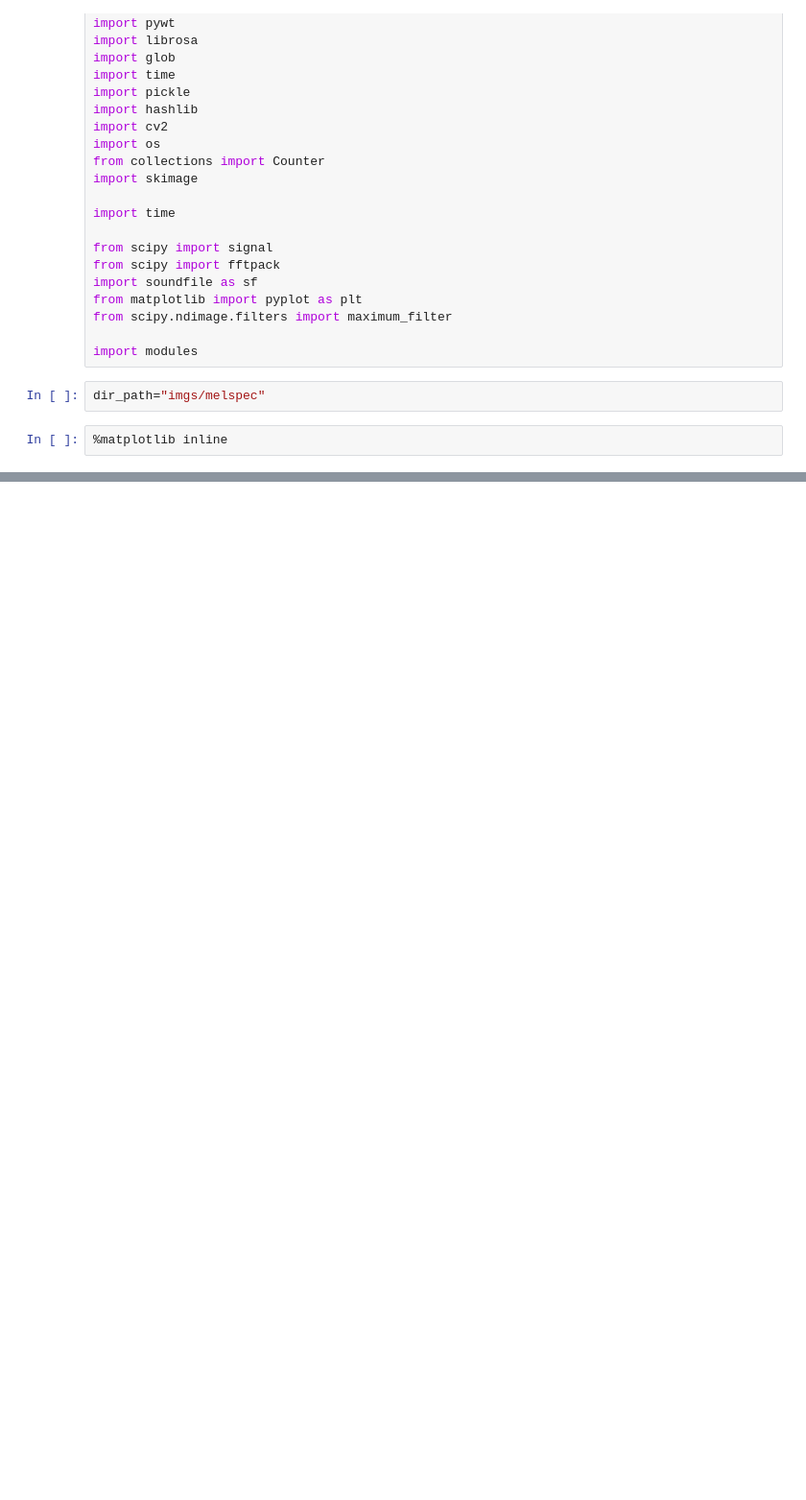
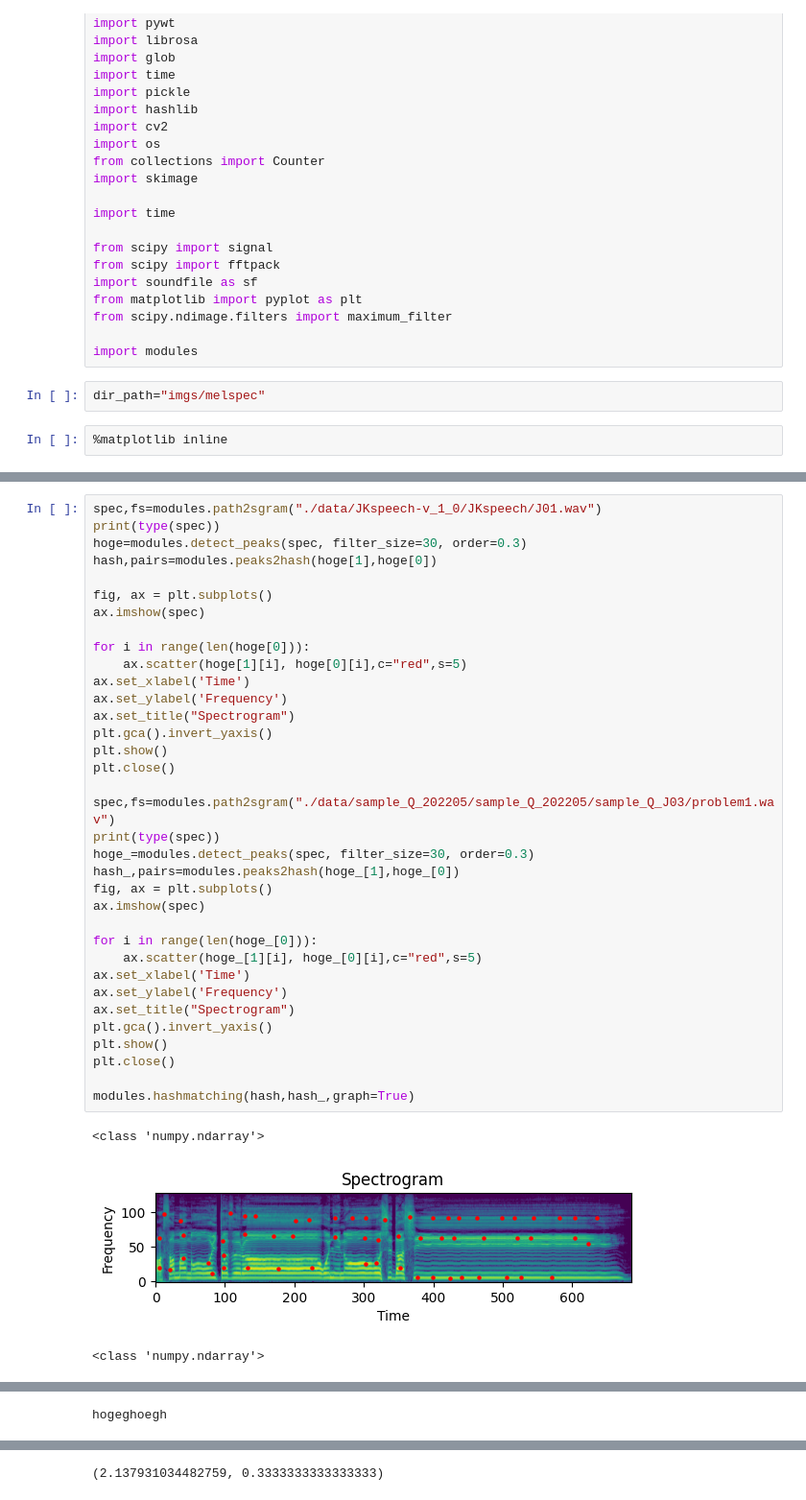
Before and after one commit to procon33-Competition/match, a Jupyter notebook: test.ipynb, the cells around one changed output, grey strips where cells are left out. Shown: that part at 96% size. Cells and saved outputs as stored; diff of their text form; blank space fills up the shorter version.

```diff
--- a/test.ipynb
+++ b/test.ipynb
@@ -145,0 +126,39 @@ hogeghoegh
+# %%
+spec,fs=modules.path2sgram("./data/JKspeech-v_1_0/JKspeech/J01.wav")
+print(type(spec))
+hoge=modules.detect_peaks(spec, filter_size=30, order=0.3)
+hash,pairs=modules.peaks2hash(hoge[1],hoge[0])
+
+fig, ax = plt.subplots()
+ax.imshow(spec)
+
+for i in range(len(hoge[0])):
+    ax.scatter(hoge[1][i], hoge[0][i],c="red",s=5)
+ax.set_xlabel('Time')
+ax.set_ylabel('Frequency')
+ax.set_title("Spectrogram")
+plt.gca().invert_yaxis()
+plt.show()
+plt.close()
+
+spec,fs=modules.path2sgram("./data/sample_Q_202205/sample_Q_202205/sample_Q_J03/problem1.wav")
+print(type(spec))
+hoge_=modules.detect_peaks(spec, filter_size=30, order=0.3)
+hash_,pairs=modules.peaks2hash(hoge_[1],hoge_[0])
+fig, ax = plt.subplots()
+ax.imshow(spec)
+
+for i in range(len(hoge_[0])):
+    ax.scatter(hoge_[1][i], hoge_[0][i],c="red",s=5)
+ax.set_xlabel('Time')
+ax.set_ylabel('Frequency')
+ax.set_title("Spectrogram")
+plt.gca().invert_yaxis()
+plt.show()
+plt.close()
+
+modules.hashmatching(hash,hash_,graph=True)
+# %% [output]
+<class 'numpy.ndarray'>
+[figure, added]
+<class 'numpy.ndarray'>
@@ -145,0 +166 @@ hogeghoegh
+hogeghoegh
@@ -145,0 +170 @@ hogeghoegh
+(2.137931034482759, 0.3333333333333333)
```
Also changed, not shown: parts of 9 cells of this notebook, 3 other files.
